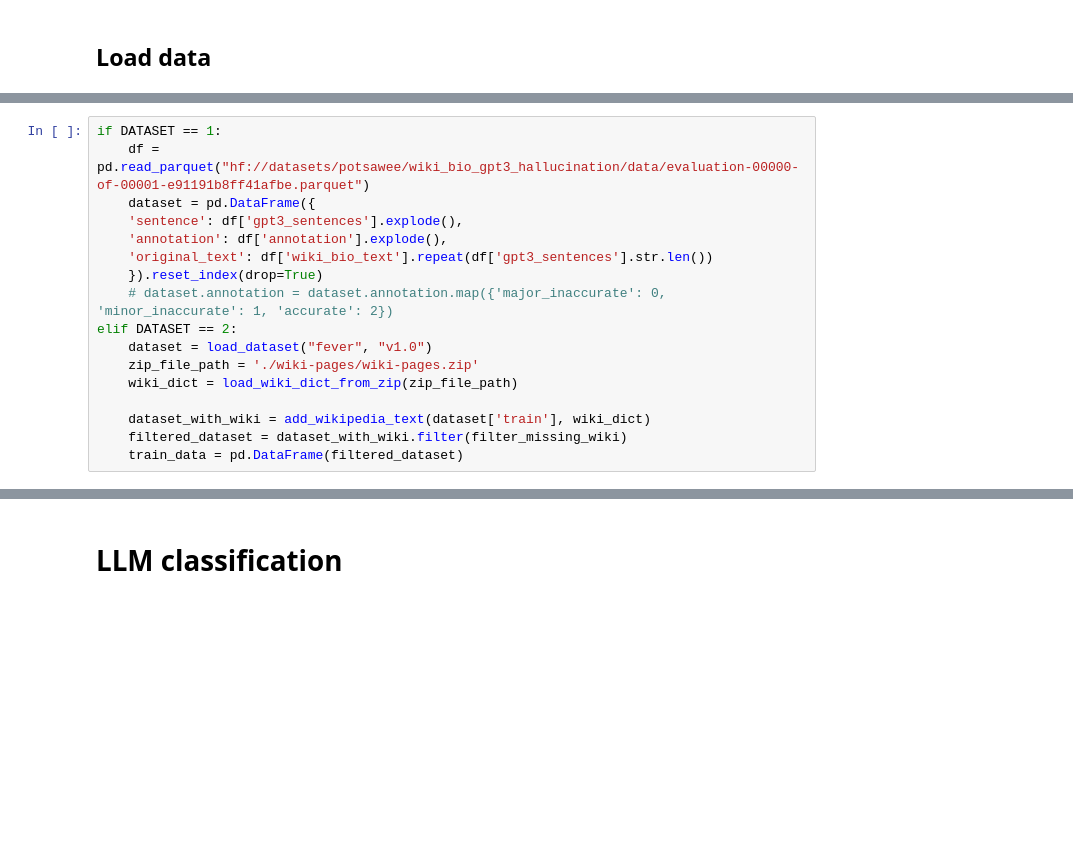
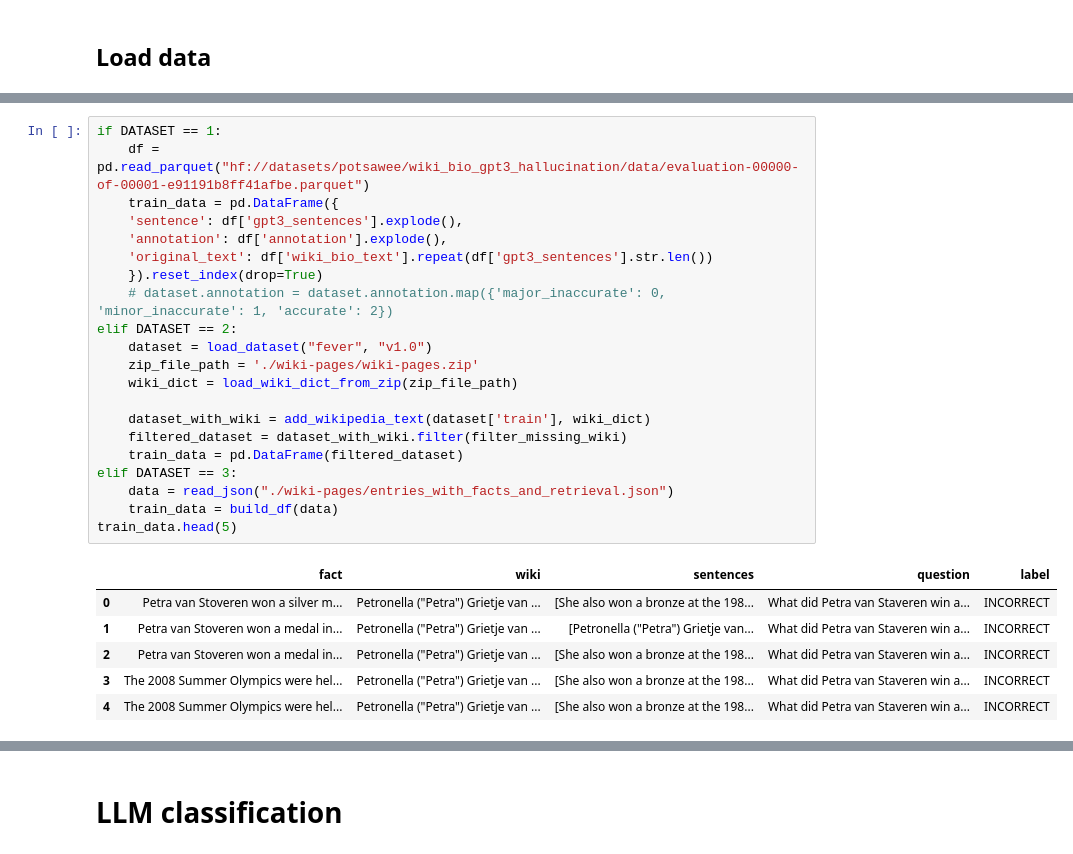
Before and after one commit to dmitrykhursen/mushroom, a Jupyter notebook: notebook/Hallucination.ipynb, the cells around one changed output, grey strips where cells are left out. Cells and saved outputs as stored; diff of their text form; blank space fills up the shorter version.

```diff
--- a/notebook/Hallucation.ipynb
+++ b/notebook/Hallucination.ipynb
@@ -91,18 +48,28 @@ time: 1min 58s (started: 2025-05-10 21:13:37 +02:00)
 # %%
 if DATASET == 1:
     df = pd.read_parquet("hf://datasets/potsawee/wiki_bio_gpt3_hallucination/data/evaluation-00000-of-00001-e91191b8ff41afbe.parquet")
-    dataset = pd.DataFrame({
+    train_data = pd.DataFrame({
     'sentence': df['gpt3_sentences'].explode(),
     'annotation': df['annotation'].explode(),
     'original_text': df['wiki_bio_text'].repeat(df['gpt3_sentences'].str.len())
     }).reset_index(drop=True)
     # dataset.annotation = dataset.annotation.map({'major_inaccurate': 0, 'minor_inaccurate': 1, 'accurate': 2})
 elif DATASET == 2:
     dataset = load_dataset("fever", "v1.0")
     zip_file_path = './wiki-pages/wiki-pages.zip'
     wiki_dict = load_wiki_dict_from_zip(zip_file_path)
 
     dataset_with_wiki = add_wikipedia_text(dataset['train'], wiki_dict)
     filtered_dataset = dataset_with_wiki.filter(filter_missing_wiki)
     train_data = pd.DataFrame(filtered_dataset)
+elif DATASET == 3:
+    data = read_json("./wiki-pages/entries_with_facts_and_retrieval.json")
+    train_data = build_df(data)
+train_data.head(5)
 # %% [output]
+|  | fact | wiki | sentences | question | label |
+| 0 | Petra van Stoveren won a silver m... | Petronella ("Petra") Grietje van ... | [She also won a bronze at the 198... | What did Petra van Staveren win a... | INCORRECT |
+| 1 | Petra van Stoveren won a medal in... | Petronella ("Petra") Grietje van ... | [Petronella ("Petra") Grietje van... | What did Petra van Staveren win a... | INCORRECT |
+| 2 | Petra van Stoveren won a medal in... | Petronella ("Petra") Grietje van ... | [She also won a bronze at the 198... | What did Petra van Staveren win a... | INCORRECT |
+| 3 | The 2008 Summer Olympics were hel... | Petronella ("Petra") Grietje van ... | [She also won a bronze at the 198... | What did Petra van Staveren win a... | INCORRECT |
+| 4 | The 2008 Summer Olympics were hel... | Petronella ("Petra") Grietje van ... | [She also won a bronze at the 198... | What did Petra van Staveren win a... | INCORRECT |
```
Also changed, not shown: parts of 12 cells of this notebook, 1 other file.
